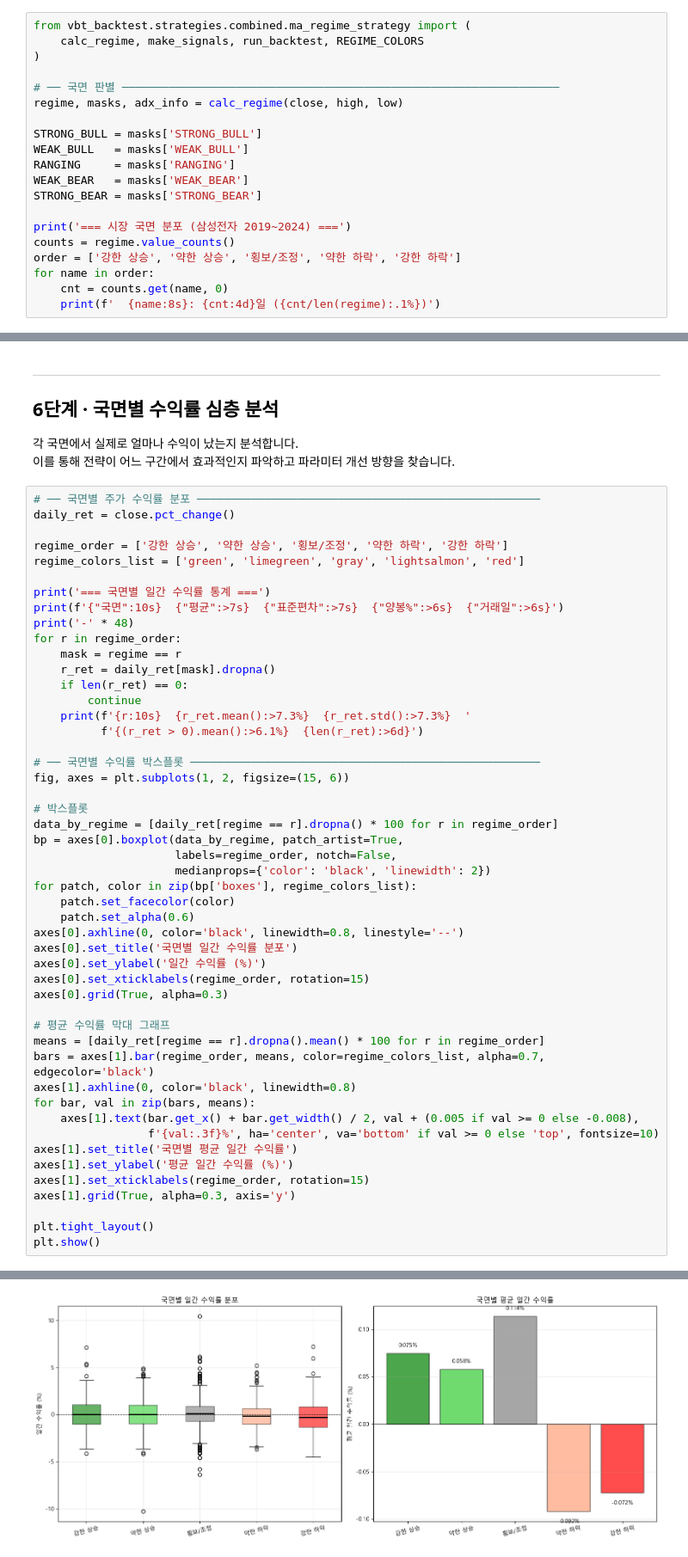
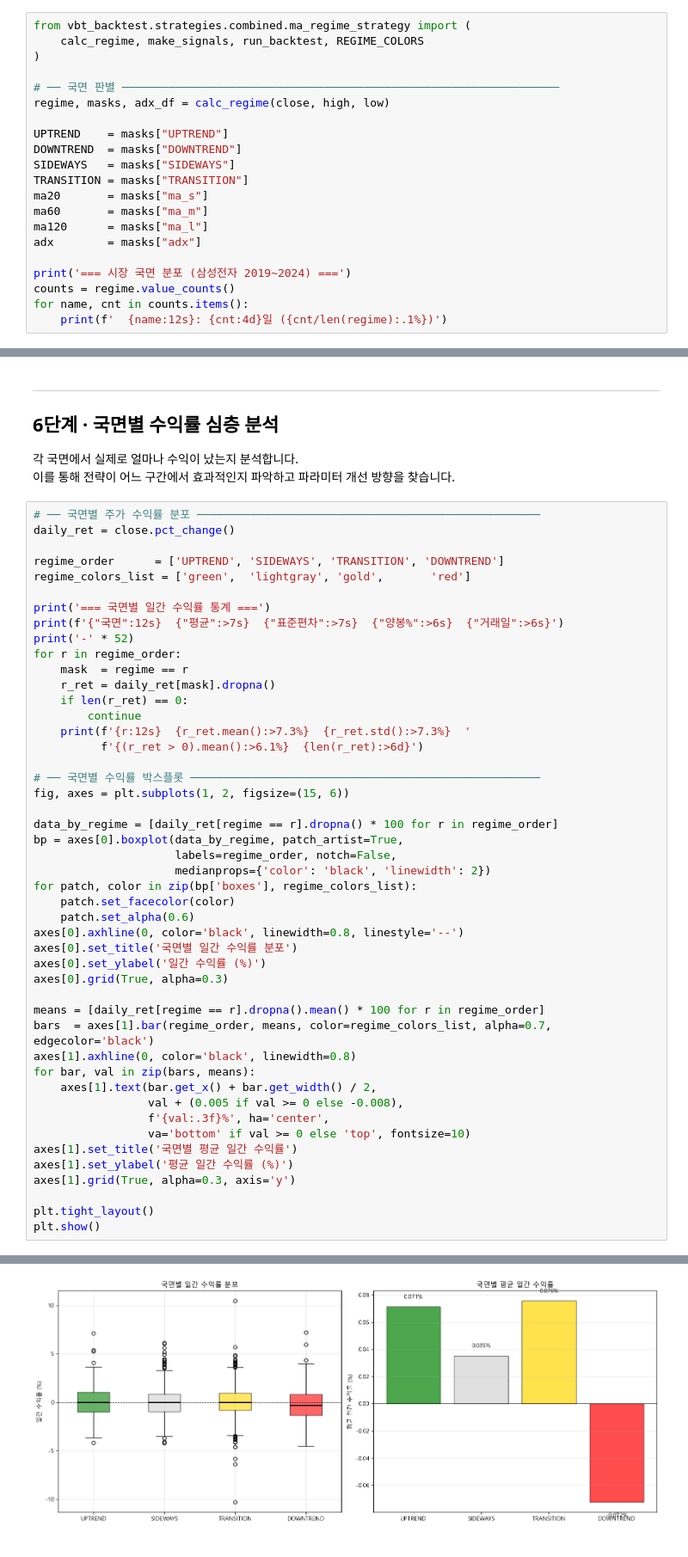
Before and after one commit to techshin31/test_stock, a Jupyter notebook: analysis/analysis_good593/study_vectorbt/07_MA정렬_ADX_통합전략.ipynb, the cells around one changed output, grey strips where cells are left out. Shown at 86% size. Saved outputs shown, nothing was run; the diff lists cells and outputs as text.

```diff
--- a/analysis/analysis_good593/study_vectorbt/07_MA정렬_ADX_통합전략.ipynb
+++ b/analysis/analysis_good593/study_vectorbt/07_MA정렬_ADX_통합전략.ipynb
@@ -203,19 +224,20 @@ from vbt_backtest.strategies.combined.ma_regime_strategy import (
 )
 
 # ── 국면 판별 ─────────────────────────────────────────────────────────────────
-regime, masks, adx_info = calc_regime(close, high, low)
+regime, masks, adx_df = calc_regime(close, high, low)
 
-STRONG_BULL = masks['STRONG_BULL']
-WEAK_BULL   = masks['WEAK_BULL']
-RANGING     = masks['RANGING']
-WEAK_BEAR   = masks['WEAK_BEAR']
-STRONG_BEAR = masks['STRONG_BEAR']
+UPTREND    = masks["UPTREND"]
+DOWNTREND  = masks["DOWNTREND"]
+SIDEWAYS   = masks["SIDEWAYS"]
+TRANSITION = masks["TRANSITION"]
+ma20       = masks["ma_s"]
+ma60       = masks["ma_m"]
+ma120      = masks["ma_l"]
+adx        = masks["adx"]
 
 print('=== 시장 국면 분포 (삼성전자 2019~2024) ===')
 counts = regime.value_counts()
-order = ['강한 상승', '약한 상승', '횡보/조정', '약한 하락', '강한 하락']
-for name in order:
-    cnt = counts.get(name, 0)
-    print(f'  {name:8s}: {cnt:4d}일 ({cnt/len(regime):.1%})')
+for name, cnt in counts.items():
+    print(f'  {name:12s}: {cnt:4d}일 ({cnt/len(regime):.1%})')
 # %% [output]
 === 시장 국면 분포 (삼성전자 2019~2024) ===
@@ -532,24 +527,23 @@ plt.show()
 # ── 국면별 주가 수익률 분포 ───────────────────────────────────────────────────
 daily_ret = close.pct_change()
 
-regime_order = ['강한 상승', '약한 상승', '횡보/조정', '약한 하락', '강한 하락']
-regime_colors_list = ['green', 'limegreen', 'gray', 'lightsalmon', 'red']
+regime_order      = ['UPTREND', 'SIDEWAYS', 'TRANSITION', 'DOWNTREND']
+regime_colors_list = ['green',  'lightgray', 'gold',       'red']
 
 print('=== 국면별 일간 수익률 통계 ===')
-print(f'{"국면":10s}  {"평균":>7s}  {"표준편차":>7s}  {"양봉%":>6s}  {"거래일":>6s}')
-print('-' * 48)
+print(f'{"국면":12s}  {"평균":>7s}  {"표준편차":>7s}  {"양봉%":>6s}  {"거래일":>6s}')
+print('-' * 52)
 for r in regime_order:
-    mask = regime == r
+    mask  = regime == r
     r_ret = daily_ret[mask].dropna()
     if len(r_ret) == 0:
         continue
-    print(f'{r:10s}  {r_ret.mean():>7.3%}  {r_ret.std():>7.3%}  '
+    print(f'{r:12s}  {r_ret.mean():>7.3%}  {r_ret.std():>7.3%}  '
           f'{(r_ret > 0).mean():>6.1%}  {len(r_ret):>6d}')
 
 # ── 국면별 수익률 박스플롯 ────────────────────────────────────────────────────
 fig, axes = plt.subplots(1, 2, figsize=(15, 6))
 
-# 박스플롯
 data_by_regime = [daily_ret[regime == r].dropna() * 100 for r in regime_order]
 bp = axes[0].boxplot(data_by_regime, patch_artist=True,
                      labels=regime_order, notch=False,
@@ -560,19 +554,18 @@ for patch, color in zip(bp['boxes'], regime_colors_list):
 axes[0].axhline(0, color='black', linewidth=0.8, linestyle='--')
 axes[0].set_title('국면별 일간 수익률 분포')
 axes[0].set_ylabel('일간 수익률 (%)')
-axes[0].set_xticklabels(regime_order, rotation=15)
 axes[0].grid(True, alpha=0.3)
 
-# 평균 수익률 막대 그래프
 means = [daily_ret[regime == r].dropna().mean() * 100 for r in regime_order]
-bars = axes[1].bar(regime_order, means, color=regime_colors_list, alpha=0.7, edgecolor='black')
+bars  = axes[1].bar(regime_order, means, color=regime_colors_list, alpha=0.7, edgecolor='black')
 axes[1].axhline(0, color='black', linewidth=0.8)
 for bar, val in zip(bars, means):
-    axes[1].text(bar.get_x() + bar.get_width() / 2, val + (0.005 if val >= 0 else -0.008),
-                 f'{val:.3f}%', ha='center', va='bottom' if val >= 0 else 'top', fontsize=10)
+    axes[1].text(bar.get_x() + bar.get_width() / 2,
+                 val + (0.005 if val >= 0 else -0.008),
+                 f'{val:.3f}%', ha='center',
+                 va='bottom' if val >= 0 else 'top', fontsize=10)
 axes[1].set_title('국면별 평균 일간 수익률')
 axes[1].set_ylabel('평균 일간 수익률 (%)')
-axes[1].set_xticklabels(regime_order, rotation=15)
 axes[1].grid(True, alpha=0.3, axis='y')
 
 plt.tight_layout()
@@ -589,2 +581,2 @@ plt.show()
-[figure, old version]
+[figure, new version]
 # %%
```
Also changed, not shown: parts of 17 cells of this notebook, 3 other files.
